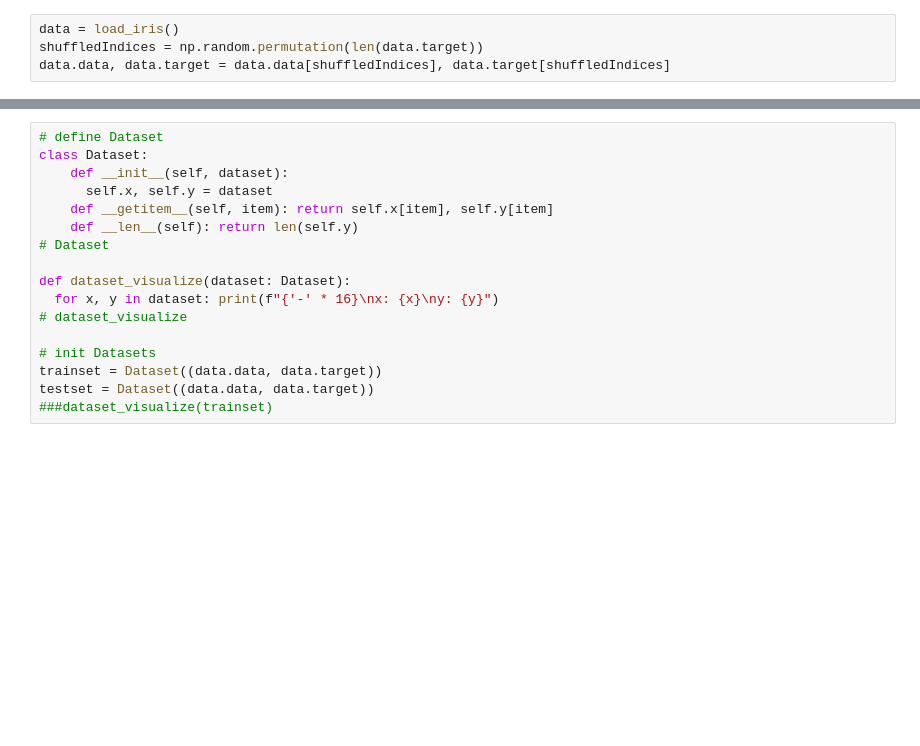
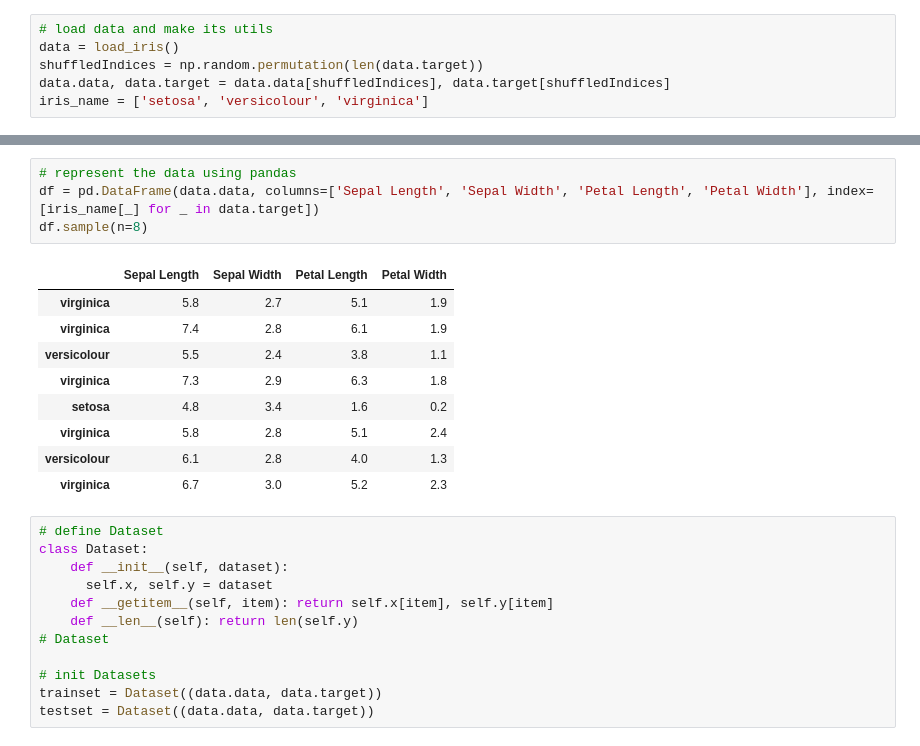
Before and after one commit to lif31up/machine-learning-from-scratch, a Jupyter notebook: linear_regression.ipynb, the cells around one changed output, grey strips where cells are left out. Cells and saved outputs as stored; diff of their text form; blank space fills up the shorter version.

```diff
--- a/linear_regression.ipynb
+++ b/linear_regression.ipynb
@@ -6,6 +7,8 @@ import random
 # %%
+# load data and make its utils
 data = load_iris()
 shuffledIndices = np.random.permutation(len(data.target))
 data.data, data.target = data.data[shuffledIndices], data.target[shuffledIndices]
+iris_name = ['setosa', 'versicolour', 'virginica']
 # %% [markdown]
 [dataset specification](https://scikit-learn.org/1.5/modules/generated/sklearn.datasets.load_iris.html)
@@ -12,3 +24,17 @@ data.data, data.target = data.data[shuffledIndices], data.target[shuffledIndices
+# %%
+# represent the data using pandas
+df = pd.DataFrame(data.data, columns=['Sepal Length', 'Sepal Width', 'Petal Length', 'Petal Width'], index=[iris_name[_] for _ in data.target])
+df.sample(n=8)
+# %% [output]
+|  | Sepal Length | Sepal Width | Petal Length | Petal Width |
+| virginica | 5.8 | 2.7 | 5.1 | 1.9 |
+| virginica | 7.4 | 2.8 | 6.1 | 1.9 |
+| versicolour | 5.5 | 2.4 | 3.8 | 1.1 |
+| virginica | 7.3 | 2.9 | 6.3 | 1.8 |
+| setosa | 4.8 | 3.4 | 1.6 | 0.2 |
+| virginica | 5.8 | 2.8 | 5.1 | 2.4 |
+| versicolour | 6.1 | 2.8 | 4.0 | 1.3 |
+| virginica | 6.7 | 3.0 | 5.2 | 2.3 |
 # %%
 # define Dataset
 class Dataset:
@@ -18,11 +44,6 @@ class Dataset:
     def __len__(self): return len(self.y)
 # Dataset
 
-def dataset_visualize(dataset: Dataset):
-  for x, y in dataset: print(f"{'-' * 16}\nx: {x}\ny: {y}")
-# dataset_visualize
-
 # init Datasets
 trainset = Dataset((data.data, data.target))
 testset = Dataset((data.data, data.target))
-###dataset_visualize(trainset)
```
Also changed, not shown: parts of 10 cells of this notebook.
